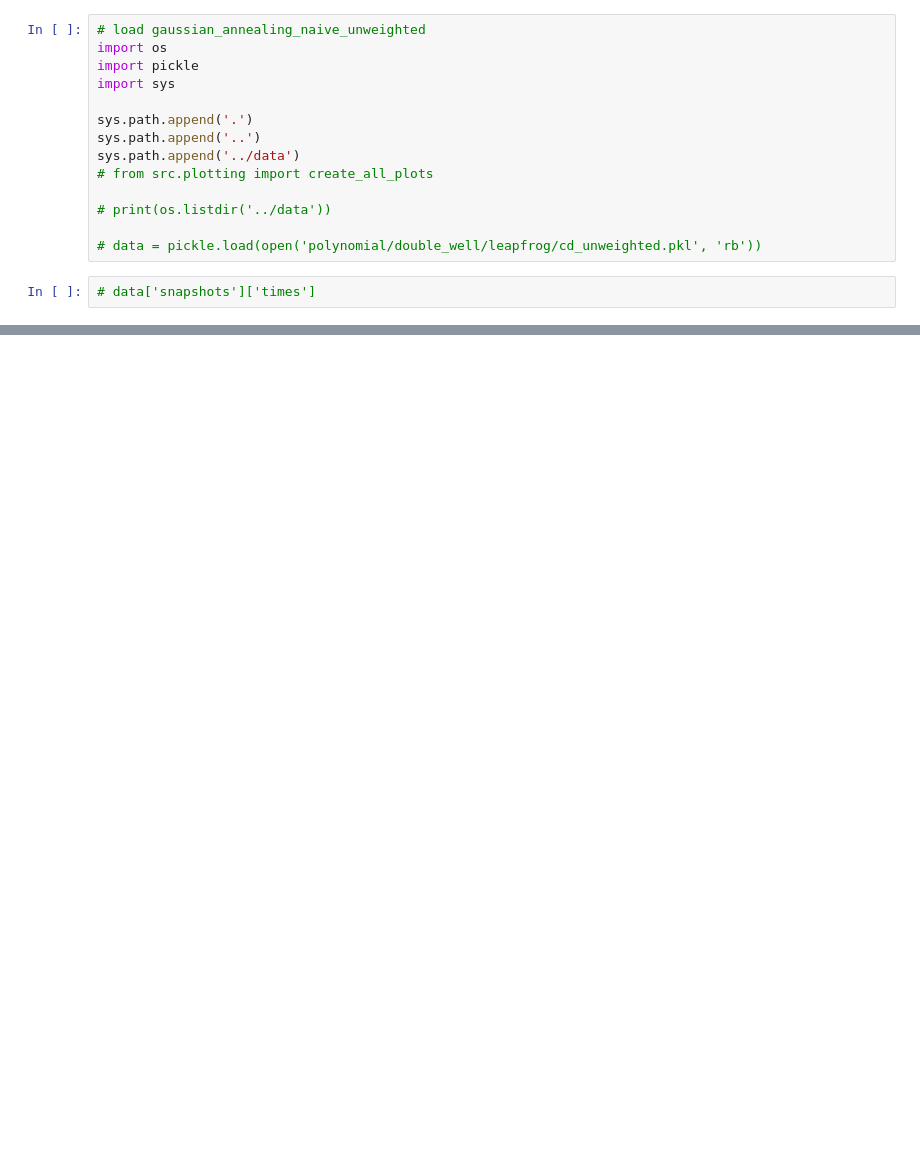
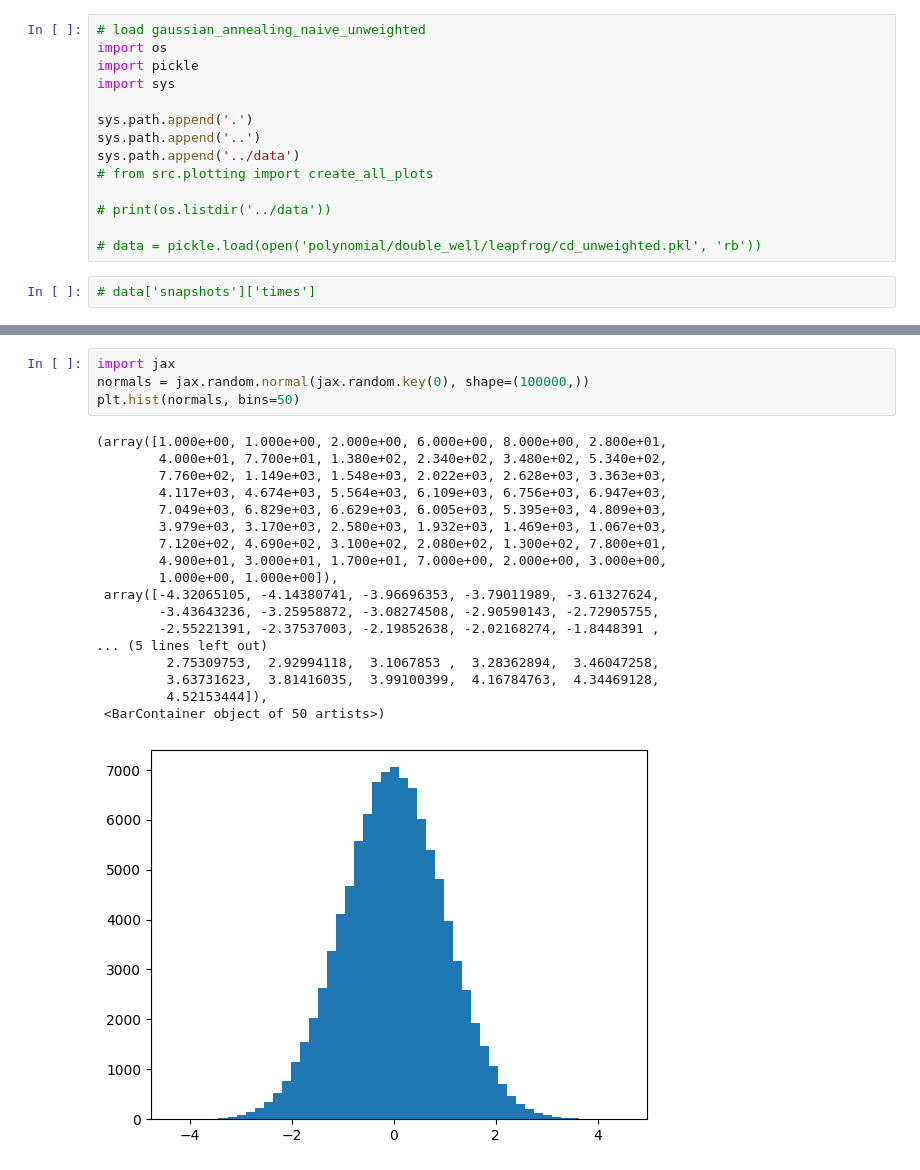
Before and after one commit to reubenharry/counterdiabatic-hmc, a Jupyter notebook: data/explore.ipynb, the cells around one changed output, grey strips where cells are left out. Drawn from its saved outputs; the diff is of its cells as text; blank space fills up the shorter version.

```diff
--- a/data/explore.ipynb
+++ b/data/explore.ipynb
@@ -61,0 +84,23 @@ make_hist(file='naive/double_well/leapfrog/naive_weighted.pkl', i=20)
+# %%
+import jax
+normals = jax.random.normal(jax.random.key(0), shape=(100000,))
+plt.hist(normals, bins=50)
+# %% [output]
+(array([1.000e+00, 1.000e+00, 2.000e+00, 6.000e+00, 8.000e+00, 2.800e+01,
+        4.000e+01, 7.700e+01, 1.380e+02, 2.340e+02, 3.480e+02, 5.340e+02,
+        7.760e+02, 1.149e+03, 1.548e+03, 2.022e+03, 2.628e+03, 3.363e+03,
+        4.117e+03, 4.674e+03, 5.564e+03, 6.109e+03, 6.756e+03, 6.947e+03,
+        7.049e+03, 6.829e+03, 6.629e+03, 6.005e+03, 5.395e+03, 4.809e+03,
+        3.979e+03, 3.170e+03, 2.580e+03, 1.932e+03, 1.469e+03, 1.067e+03,
+        7.120e+02, 4.690e+02, 3.100e+02, 2.080e+02, 1.300e+02, 7.800e+01,
+        4.900e+01, 3.000e+01, 1.700e+01, 7.000e+00, 2.000e+00, 3.000e+00,
+        1.000e+00, 1.000e+00]),
+ array([-4.32065105, -4.14380741, -3.96696353, -3.79011989, -3.61327624,
+        -3.43643236, -3.25958872, -3.08274508, -2.90590143, -2.72905755,
+        -2.55221391, -2.37537003, -2.19852638, -2.02168274, -1.8448391 ,
+... (5 lines left out)
+         2.75309753,  2.92994118,  3.1067853 ,  3.28362894,  3.46047258,
+         3.63731623,  3.81416035,  3.99100399,  4.16784763,  4.34469128,
+         4.52153444]),
+ <BarContainer object of 50 artists>)
+[figure, added]
```
Also changed, not shown: parts of 1 cell of this notebook, 11 other files.
